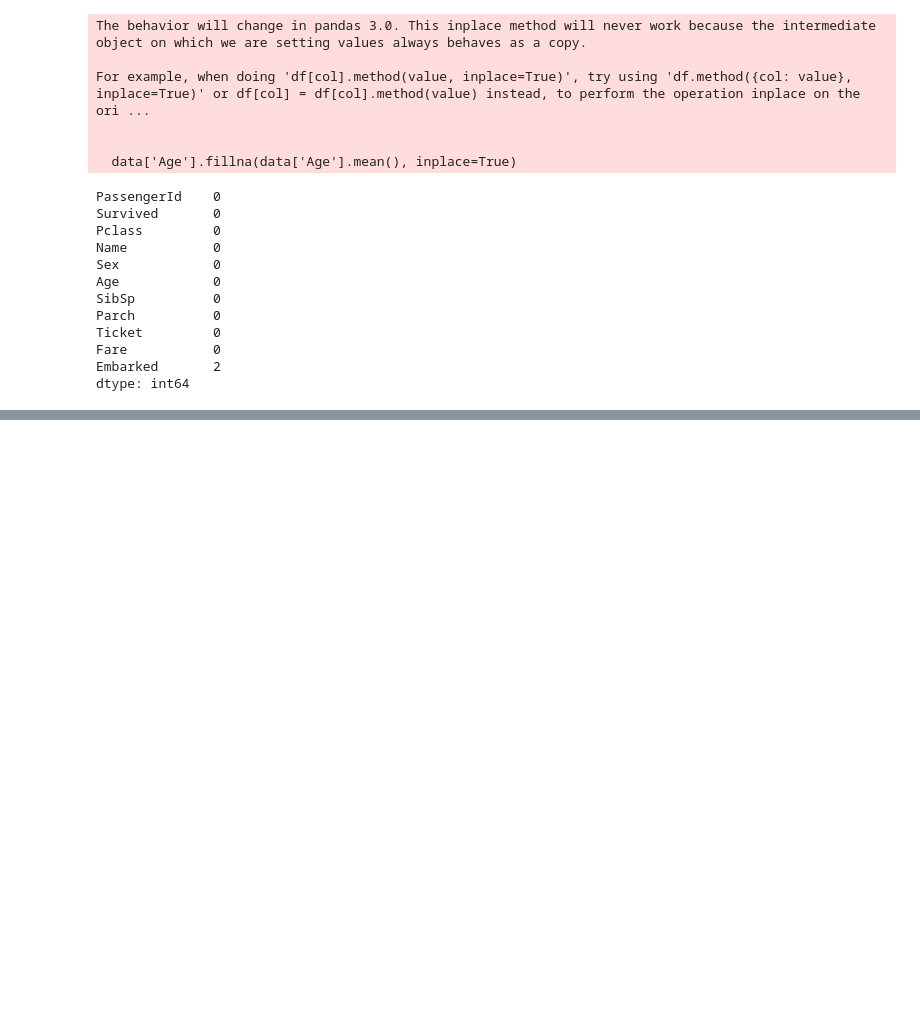
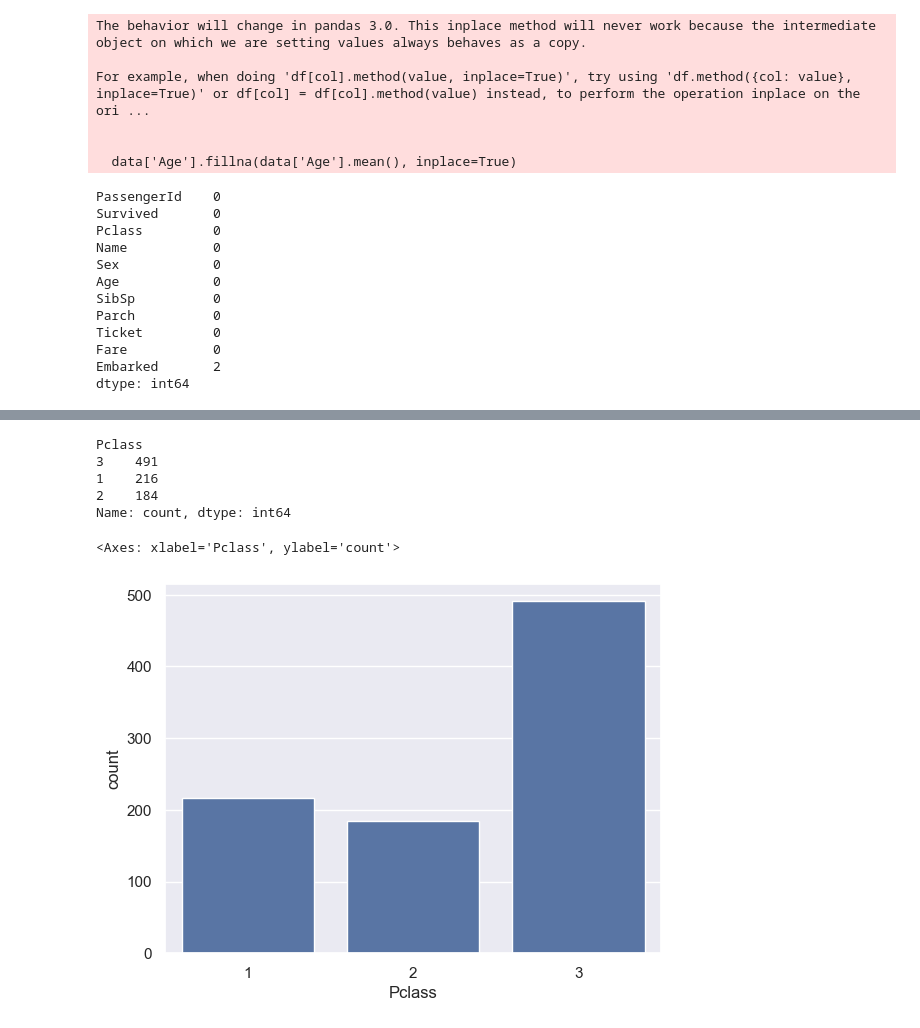
Before and after one commit to Bhargavhirpara21/Titanic-Survival-Predictor, a Jupyter notebook: main.ipynb, the cells around one changed output, grey strips where cells are left out. Saved outputs shown, nothing was run; the diff lists cells and outputs as text; code cells hidden in the pictures; blank space fills up the shorter version.

```diff
--- a/main.ipynb
+++ b/main.ipynb
@@ -121,0 +166,13 @@ S
+# %%
+data['Pclass'].value_counts()
+# %% [output]
+Pclass
+3    491
+1    216
+2    184
+Name: count, dtype: int64
+# %%
+sns.countplot(x='Pclass',data=data)
+# %% [output]
+<Axes: xlabel='Pclass', ylabel='count'>
+[figure, added]
```
Also changed, not shown: parts of 10 cells of this notebook.
